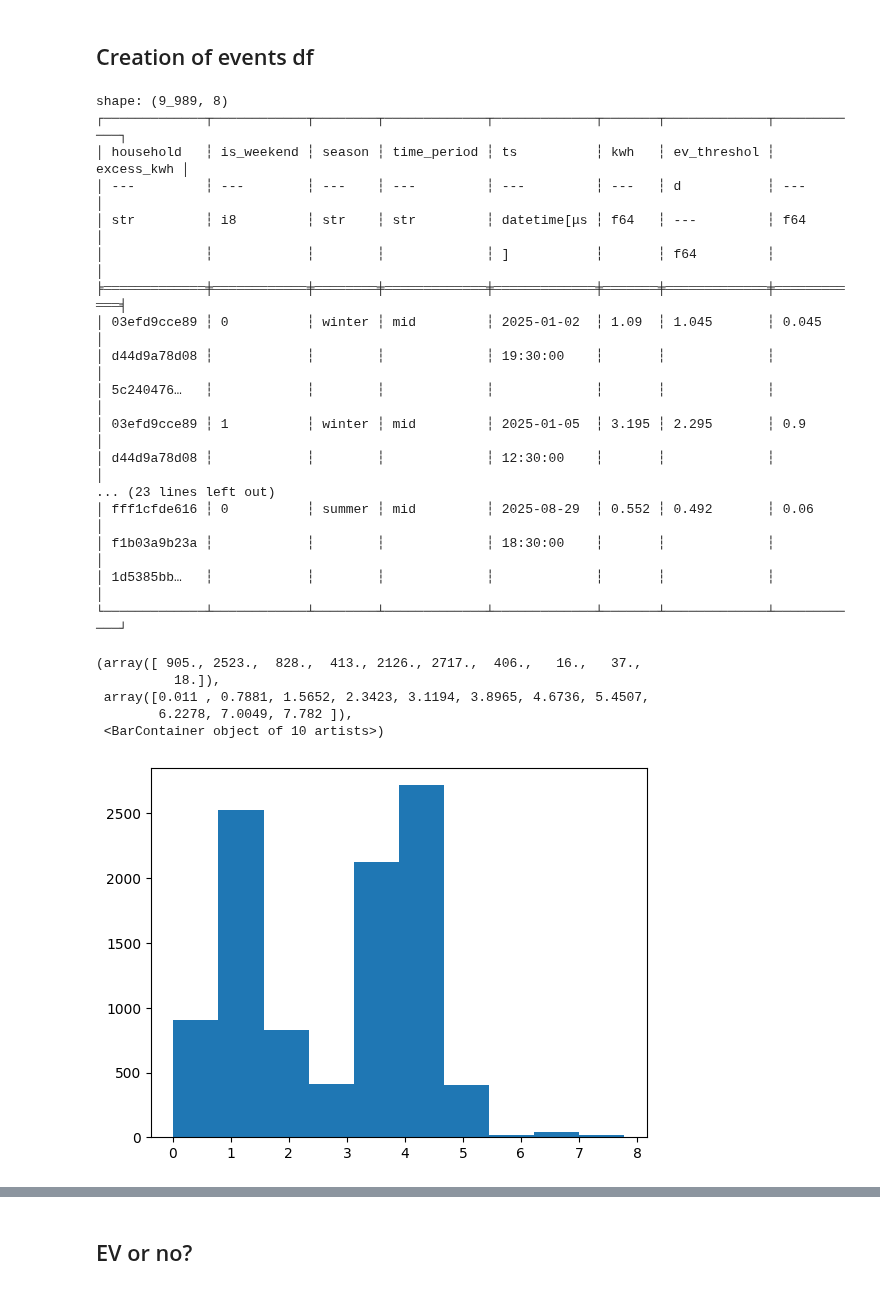
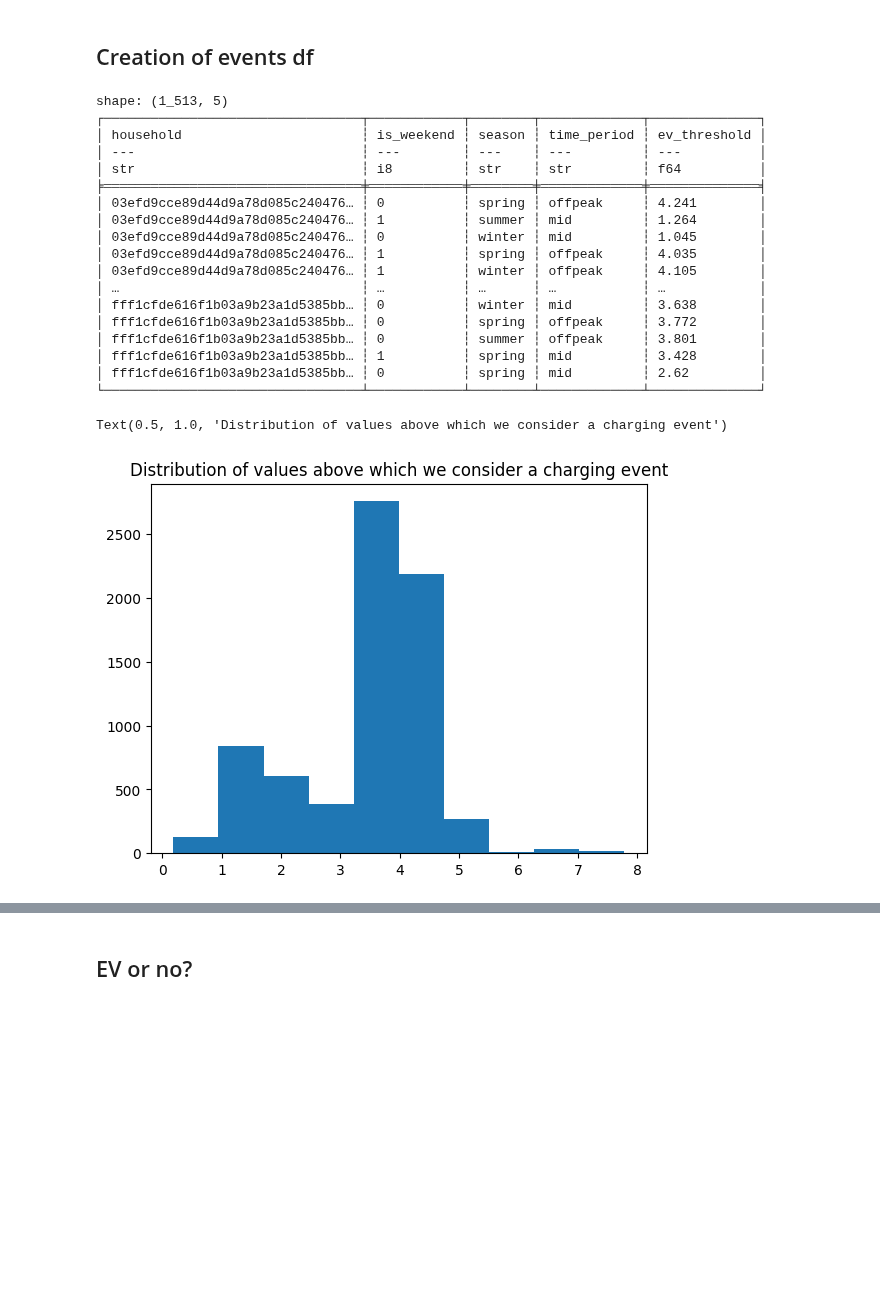
Before and after one commit to dumontduval/opticharge, a Jupyter notebook: notebooks/N00_Introductory.ipynb, the cells around one changed output, grey strips where cells are left out. Saved outputs shown, nothing was run; the diff lists cells and outputs as text; code cells hidden in the pictures; blank space fills up the shorter version.

```diff
--- a/notebooks/N00_Introductory.ipynb
+++ b/notebooks/N00_Introductory.ipynb
@@ -199,5 +187,9 @@ def clean_df(data: str):
       .drop("month")
 )
 
+    df = df.with_columns(
+    pl.col("kwh").fill_null(0)
+)
+
 
     return df
@@ -239,59 +321,55 @@ shape: (5, 6)
 # %%
 # high quantile method
 
 Q = 0.99                # threshold quantile
 
 cols = ["household", "is_weekend", "season", 'time_period']
 
 ev_threshold = (
     df_C
     .group_by(cols)
     .agg(pl.col("kwh").quantile(Q, interpolation="nearest").alias("ev_threshold"))
 )
-
+print(ev_threshold.sort('household'))
 df_flagged_C = (
     df_C
     .join(ev_threshold, on=cols)
-    .with_columns([
-        (pl.col("kwh") - pl.col("ev_threshold")).clip(lower_bound = 0).alias("excess_kwh"),
-    ])
-    .with_columns([
-        (pl.col("excess_kwh") > 0).alias("ev_like"),
-    ])
+    .with_columns(
+        (
+            pl.col("kwh")
+            > pl.max_horizontal(pl.col("ev_threshold"), pl.lit(1.8))
+        ).alias("ev_like")
+    )
 )
-
 
 # Just the times to highlight
 charge_events = df_flagged_C.filter(pl.col("ev_like")).select(
-    cols + ["ts", "kwh", "ev_threshold", "excess_kwh"]
+    cols + ["ts", "kwh", "ev_threshold"]
 )
-print(charge_events)
 
 plt.hist(charge_events['ev_threshold'])
+plt.title('Distribution of values above which we consider a charging event')
 # %% [output]
-shape: (9_989, 8)
-┌─────────────┬────────────┬────────┬─────────────┬─────────────┬───────┬─────────────┬────────────┐
-│ household   ┆ is_weekend ┆ season ┆ time_period ┆ ts          ┆ kwh   ┆ ev_threshol ┆ excess_kwh │
-│ ---         ┆ ---        ┆ ---    ┆ ---         ┆ ---         ┆ ---   ┆ d           ┆ ---        │
-│ str         ┆ i8         ┆ str    ┆ str         ┆ datetime[μs ┆ f64   ┆ ---         ┆ f64        │
-│             ┆            ┆        ┆             ┆ ]           ┆       ┆ f64         ┆            │
-╞═════════════╪════════════╪════════╪═════════════╪═════════════╪═══════╪═════════════╪════════════╡
-│ 03efd9cce89 ┆ 0          ┆ winter ┆ mid         ┆ 2025-01-02  ┆ 1.09  ┆ 1.045       ┆ 0.045      │
-│ d44d9a78d08 ┆            ┆        ┆             ┆ 19:30:00    ┆       ┆             ┆            │
-│ 5c240476…   ┆            ┆        ┆             ┆             ┆       ┆             ┆            │
-│ 03efd9cce89 ┆ 1          ┆ winter ┆ mid         ┆ 2025-01-05  ┆ 3.195 ┆ 2.295       ┆ 0.9        │
-│ d44d9a78d08 ┆            ┆        ┆             ┆ 12:30:00    ┆       ┆             ┆            │
-... (23 lines left out)
-│ fff1cfde616 ┆ 0          ┆ summer ┆ mid         ┆ 2025-08-29  ┆ 0.552 ┆ 0.492       ┆ 0.06       │
-│ f1b03a9b23a ┆            ┆        ┆             ┆ 18:30:00    ┆       ┆             ┆            │
-│ 1d5385bb…   ┆            ┆        ┆             ┆             ┆       ┆             ┆            │
-└─────────────┴────────────┴────────┴─────────────┴─────────────┴───────┴─────────────┴────────────┘
+shape: (1_513, 5)
+┌─────────────────────────────────┬────────────┬────────┬─────────────┬──────────────┐
+│ household                       ┆ is_weekend ┆ season ┆ time_period ┆ ev_threshold │
+│ ---                             ┆ ---        ┆ ---    ┆ ---         ┆ ---          │
+│ str                             ┆ i8         ┆ str    ┆ str         ┆ f64          │
+╞═════════════════════════════════╪════════════╪════════╪═════════════╪══════════════╡
+│ 03efd9cce89d44d9a78d085c240476… ┆ 0          ┆ spring ┆ offpeak     ┆ 4.241        │
+│ 03efd9cce89d44d9a78d085c240476… ┆ 1          ┆ summer ┆ mid         ┆ 1.264        │
+│ 03efd9cce89d44d9a78d085c240476… ┆ 0          ┆ winter ┆ mid         ┆ 1.045        │
+│ 03efd9cce89d44d9a78d085c240476… ┆ 1          ┆ spring ┆ offpeak     ┆ 4.035        │
+│ 03efd9cce89d44d9a78d085c240476… ┆ 1          ┆ winter ┆ offpeak     ┆ 4.105        │
+│ …                               ┆ …          ┆ …      ┆ …           ┆ …            │
+│ fff1cfde616f1b03a9b23a1d5385bb… ┆ 0          ┆ winter ┆ mid         ┆ 3.638        │
+│ fff1cfde616f1b03a9b23a1d5385bb… ┆ 0          ┆ spring ┆ offpeak     ┆ 3.772        │
+│ fff1cfde616f1b03a9b23a1d5385bb… ┆ 0          ┆ summer ┆ offpeak     ┆ 3.801        │
+│ fff1cfde616f1b03a9b23a1d5385bb… ┆ 1          ┆ spring ┆ mid         ┆ 3.428        │
+│ fff1cfde616f1b03a9b23a1d5385bb… ┆ 0          ┆ spring ┆ mid         ┆ 2.62         │
+└─────────────────────────────────┴────────────┴────────┴─────────────┴──────────────┘
-(array([ 905., 2523.,  828.,  413., 2126., 2717.,  406.,   16.,   37.,
-          18.]),
- array([0.011 , 0.7881, 1.5652, 2.3423, 3.1194, 3.8965, 4.6736, 5.4507,
-        6.2278, 7.0049, 7.782 ]),
- <BarContainer object of 10 artists>)
+Text(0.5, 1.0, 'Distribution of values above which we consider a charging event')
-[figure, old version]
+[figure, new version]
 # %%
 # frequency
 freq_events = charge_events.group_by(["household"]).agg([
```
Also changed, not shown: parts of 16 cells of this notebook.
